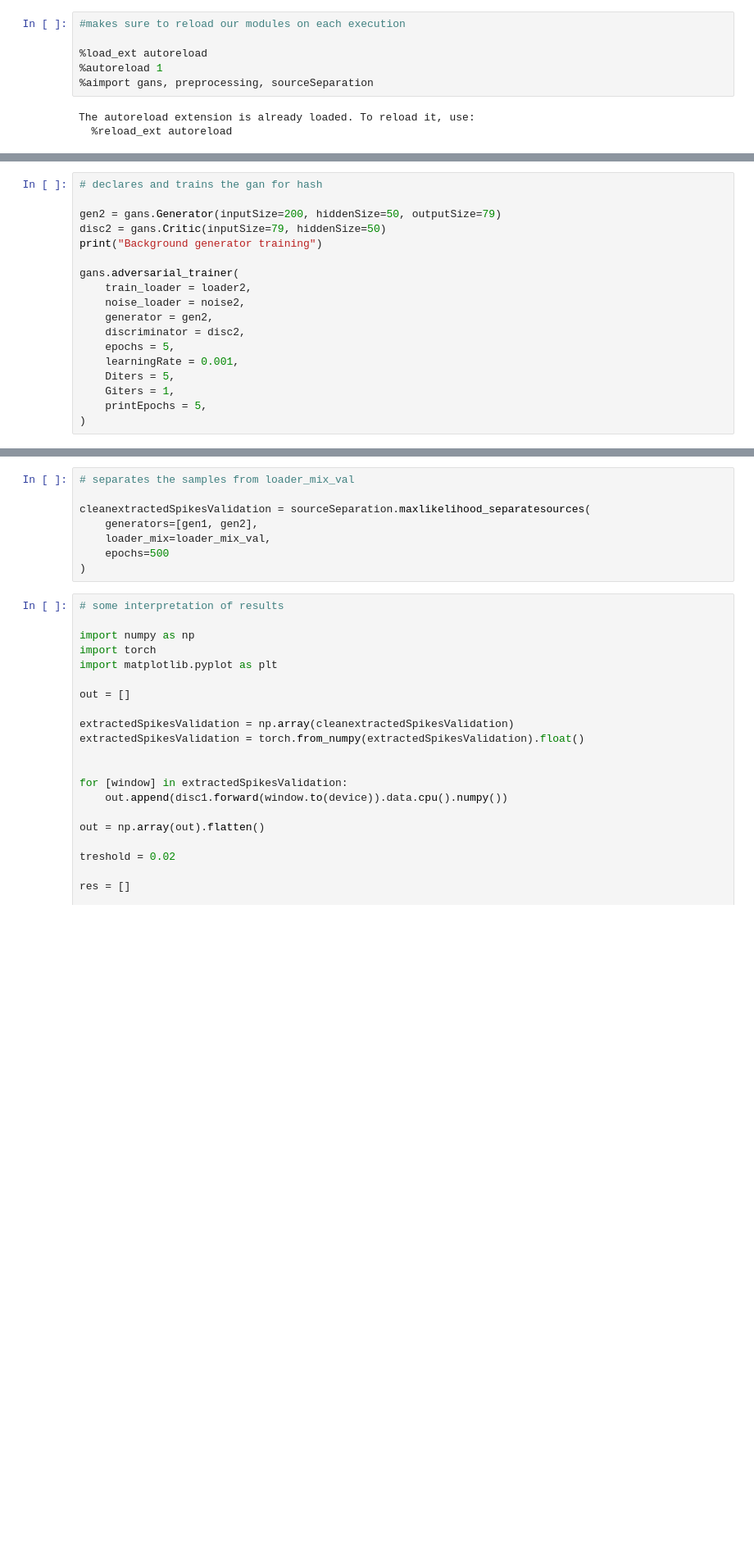
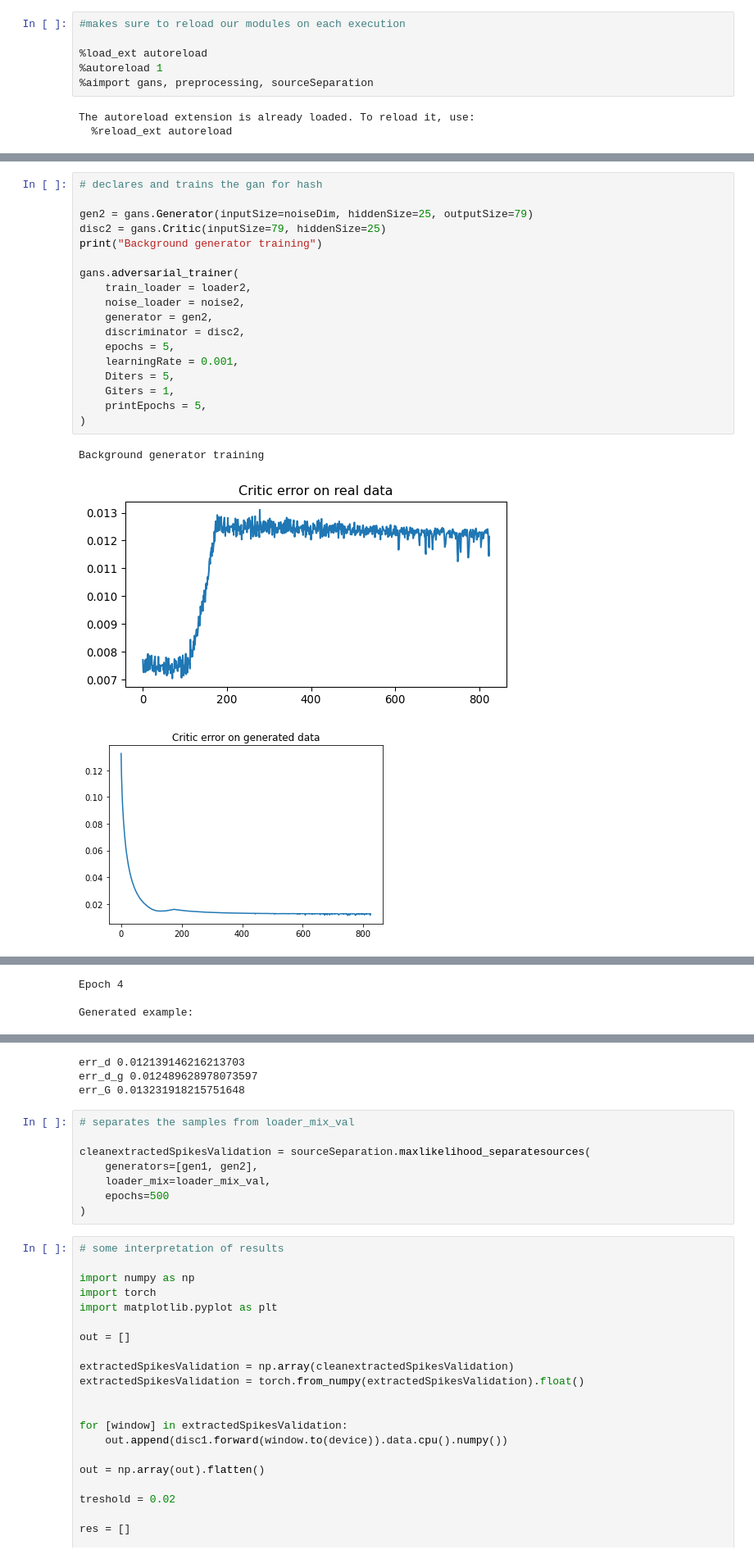
Before and after one commit to AlexDodon/sourceseparation_misc, a Jupyter notebook: time_series.ipynb, the cells around one changed output, grey strips where cells are left out. Shown: that part at 82% size. Saved outputs shown, nothing was run; the diff lists cells and outputs as text; blank space fills up the shorter version.

```diff
--- a/time_series.ipynb
+++ b/time_series.ipynb
@@ -38,18 +51,22 @@ gans.adversarial_trainer(
 # %%
 # declares and trains the gan for hash
 
-gen2 = gans.Generator(inputSize=200, hiddenSize=50, outputSize=79)
-disc2 = gans.Critic(inputSize=79, hiddenSize=50)
+gen2 = gans.Generator(inputSize=noiseDim, hiddenSize=25, outputSize=79)
+disc2 = gans.Critic(inputSize=79, hiddenSize=25)
 print("Background generator training")
 
 gans.adversarial_trainer(
     train_loader = loader2,
     noise_loader = noise2,
     generator = gen2,
     discriminator = disc2,
     epochs = 5,
     learningRate = 0.001,
     Diters = 5,
     Giters = 1,
     printEpochs = 5,
 )
+# %% [output]
+Background generator training
+[figure, added]
+[figure, added]
@@ -55,0 +74,3 @@ gans.adversarial_trainer(
+Epoch 4
+
+Generated example:
@@ -56,3 +78,6 @@ gans.adversarial_trainer(
+err_d 0.012139146216213703
+err_d_g 0.012489628978073597
+err_G 0.013231918215751648
 # %%
 # separates the samples from loader_mix_val
 
```
Also changed, not shown: parts of 3 cells of this notebook, 3 other files.
